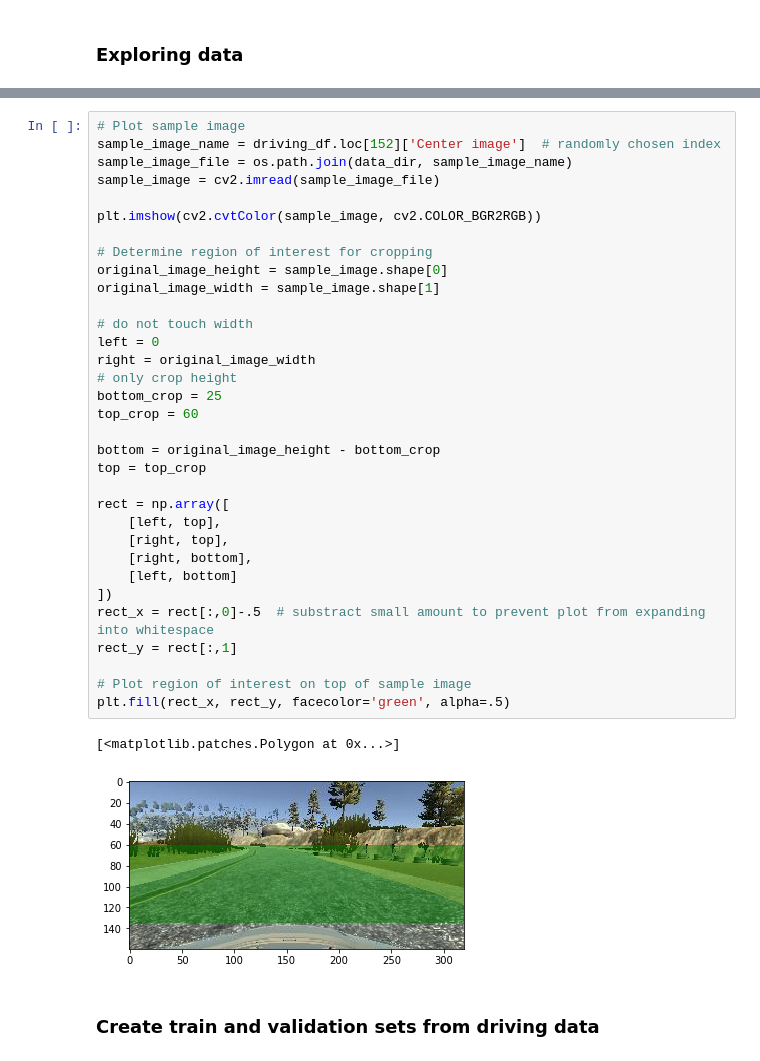
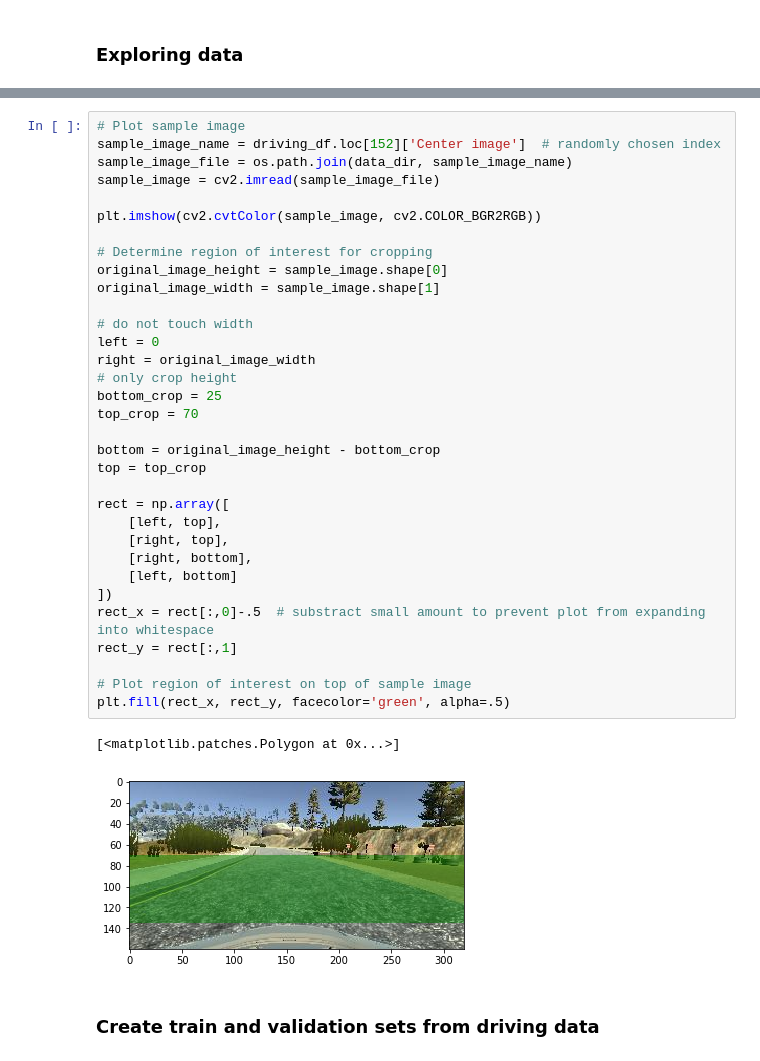
Before and after one commit to Pyrax/CarND-Behavioral-Cloning-P3, a Jupyter notebook: Behavioral_Cloning.ipynb, the cells around one changed output, grey strips where cells are left out. Cells and saved outputs as stored; diff of their text form.

```diff
--- a/Behavioral_Cloning.ipynb
+++ b/Behavioral_Cloning.ipynb
@@ -54,35 +106,35 @@ sample_image_file = os.path.join(data_dir, sample_image_name)
 sample_image = cv2.imread(sample_image_file)
 
 plt.imshow(cv2.cvtColor(sample_image, cv2.COLOR_BGR2RGB))
 
 # Determine region of interest for cropping
 original_image_height = sample_image.shape[0]
 original_image_width = sample_image.shape[1]
 
 # do not touch width
 left = 0
 right = original_image_width
 # only crop height
 bottom_crop = 25
-top_crop = 60
+top_crop = 70
 
 bottom = original_image_height - bottom_crop
 top = top_crop
 
 rect = np.array([
     [left, top],
     [right, top],
     [right, bottom],
     [left, bottom]
 ])
 rect_x = rect[:,0]-.5  # substract small amount to prevent plot from expanding into whitespace
 rect_y = rect[:,1]
 
 # Plot region of interest on top of sample image
 plt.fill(rect_x, rect_y, facecolor='green', alpha=.5)
 # %% [output]
 [<matplotlib.patches.Polygon at 0x...>]
-[figure, old version]
+[figure, new version]
 # %% [markdown]
 ### Create train and validation sets from driving data
 # %%
```
Also changed, not shown: parts of 11 cells of this notebook.
